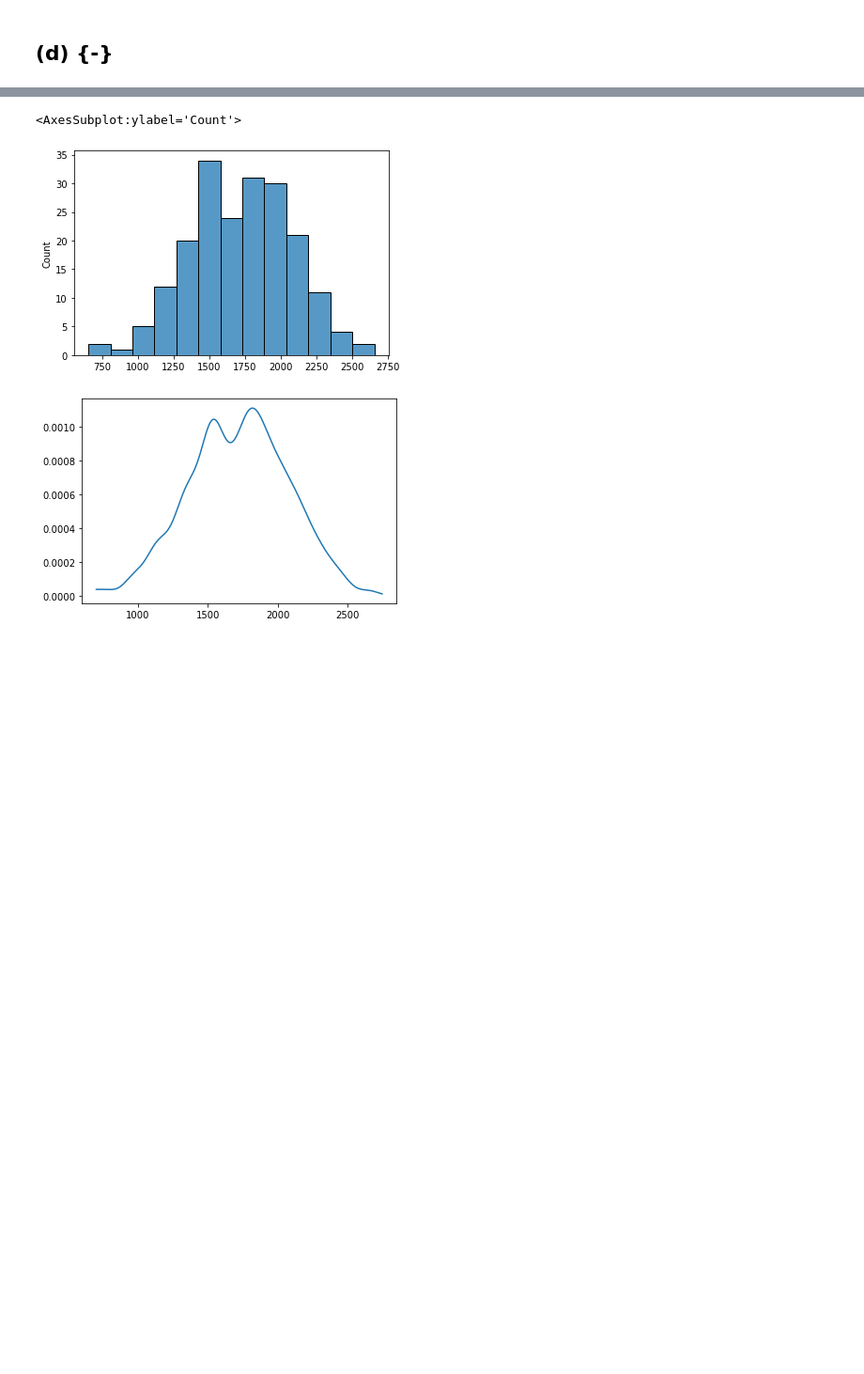
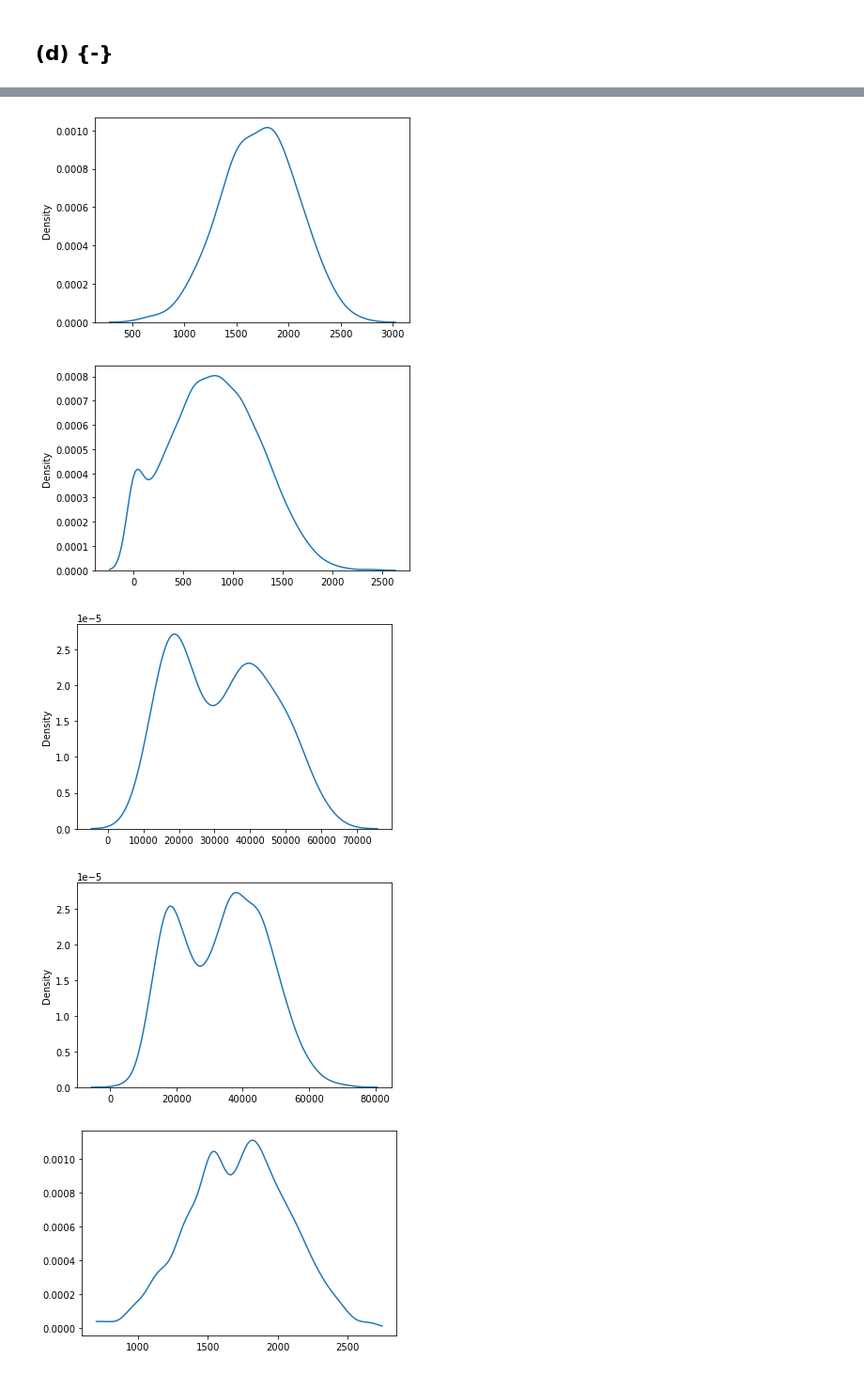
Before and after one commit to beginnerSC/mscf_hw_spring, a Jupyter notebook: ML II/2/Homework #2.ipynb, the cells around one changed output, grey strips where cells are left out. Shown: that part at 94% size. Drawn from its saved outputs; the diff is of its cells as text; code cells hidden in the pictures; blank space fills up the shorter version.

```diff
--- a/ML II/2/Homework #2.ipynb
+++ b/ML II/2/Homework #2.ipynb
@@ -317,3 +313,15 @@ plot_roc(dist_norm, 'Naive Bayes')
 [figure]
 # %% [markdown]
 ## (d) {-}
+# %%
+from scipy.stats import gaussian_kde
+import seaborn as sns
+from math import floor, ceil
+
+for feature in ['balance', 'income']:
+    for default in ['Yes', 'No']:
+        data = X_train[y_train==default][feature].values
+        ax = sns.histplot(data)
+        a, b = ax.get_xlim()
+        DataFrame(range(floor(a), ceil(b)), gaussian_kde(data).pdf(range(floor(a), ceil(b)))).set_index(0).plot()
+        plt.show()
@@ -320,14 +331,16 @@ plot_roc(dist_norm, 'Naive Bayes')
 # %%
 import seaborn as sns
-import
+import matplotlib.pyplot as plt
 
 for feature in ['balance', 'income']:
     for default in ['Yes', 'No']:
-        sns.histplot(X_train[y_train=='Yes']['balance'].values)
+        sns.kdeplot(X_train[y_train==default][feature].values)
         plt.show()
 # %% [output]
-<AxesSubplot:ylabel='Count'>
-[figure, old version]
+[figure, new version]
+[figure, added]
+[figure, added]
+[figure, added]
 # %%
 import seaborn as sns
 from sklearn.neighbors import KernelDensity
```
Also changed, not shown: parts of 2 cells of this notebook.
